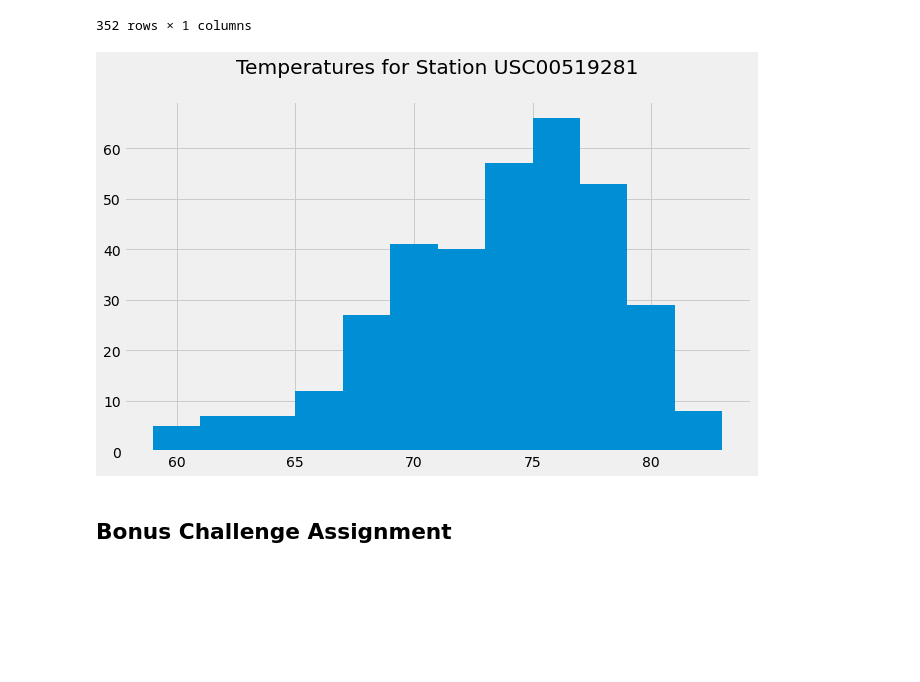
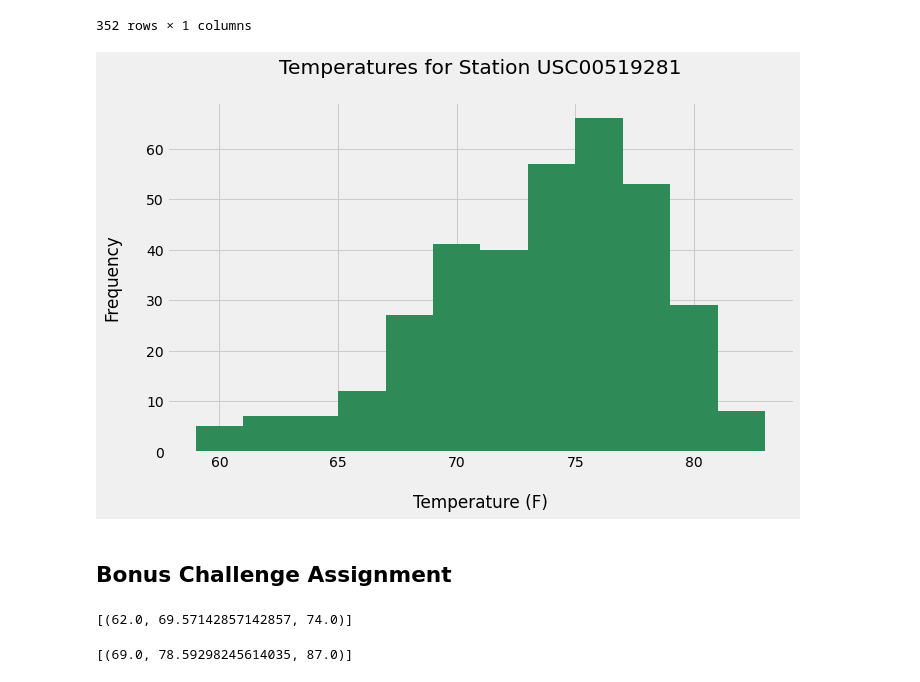
Before and after one commit to Karla-Flores/Sqlalchemy, a Jupyter notebook: climate_starter.ipynb, the cells around one changed output. Drawn from its saved outputs; the diff is of its cells as text; code cells hidden in the pictures; blank space fills up the shorter version.

Commit message:
Use your previous function `calc_temps` to calculate the tmin, tavg, and tmax

```diff
--- a/climate_starter.ipynb
+++ b/climate_starter.ipynb
@@ -244,14 +244,14 @@ tobs
 # %%
 # Plot the results as a histogram with bins=12
 fig, ax= plt.subplots(figsize = (10, 6))
-plt.hist(tobs['Temperature'],bins=12)
+plt.hist(tobs['Temperature'], bins = 12, color = 'seagreen')
 ax.set_title(f'Temperatures for Station {b_station}\n')
-ax.set_xlabel('Temperature (F)')
-ax.set_ylabel('Frequency')
-plt.savefig('Images/Image1.png',bbox_inches = 'tight')
+ax.set_xlabel('\nTemperature (F)')
+ax.set_ylabel('Frequency\n')
+plt.savefig('Images/Temperatures_for_Station_USC00519281.png',bbox_inches = 'tight')
 plt.show()
 # %% [output]
-[figure, old version]
+[figure, new version]
 # %% [markdown]
 ## Bonus Challenge Assignment
 # %%
@@ -268,14 +268,22 @@ def calc_temps(start_date, end_date):
         TMIN, TAVE, and TMAX
     """
 
-    return session.query(func.min(Measurement.tobs), func.avg(Measurement.tobs), func.max(Measurement.tobs)).\
-        filter(Measurement.date >= start_date).filter(Measurement.date <= end_date).all()
+    return session.query(func.min(measurement.tobs), func.avg(measurement.tobs), func.max(measurement.tobs)).\
+        filter(measurement.date >= start_date).filter(measurement.date <= end_date).all()
 
 # function usage example
 print(calc_temps('2012-02-28', '2012-03-05'))
+# %% [output]
+[(62.0, 69.57142857142857, 74.0)]
 # %%
 # Use your previous function `calc_temps` to calculate the tmin, tavg, and tmax
 # for your trip using the previous year's data for those same dates.
+start_date = '2017-07-01'
+end_date = '2018-07-15'
+trip = calc_temps('2017-07-01','2018-07-15')
+trip
+# %% [output]
+[(69.0, 78.59298245614035, 87.0)]
 # %%
 # Plot the results from your previous query as a bar chart.
 # Use "Trip Avg Temp" as your Title
```
Also changed, not shown: 1 other file.
